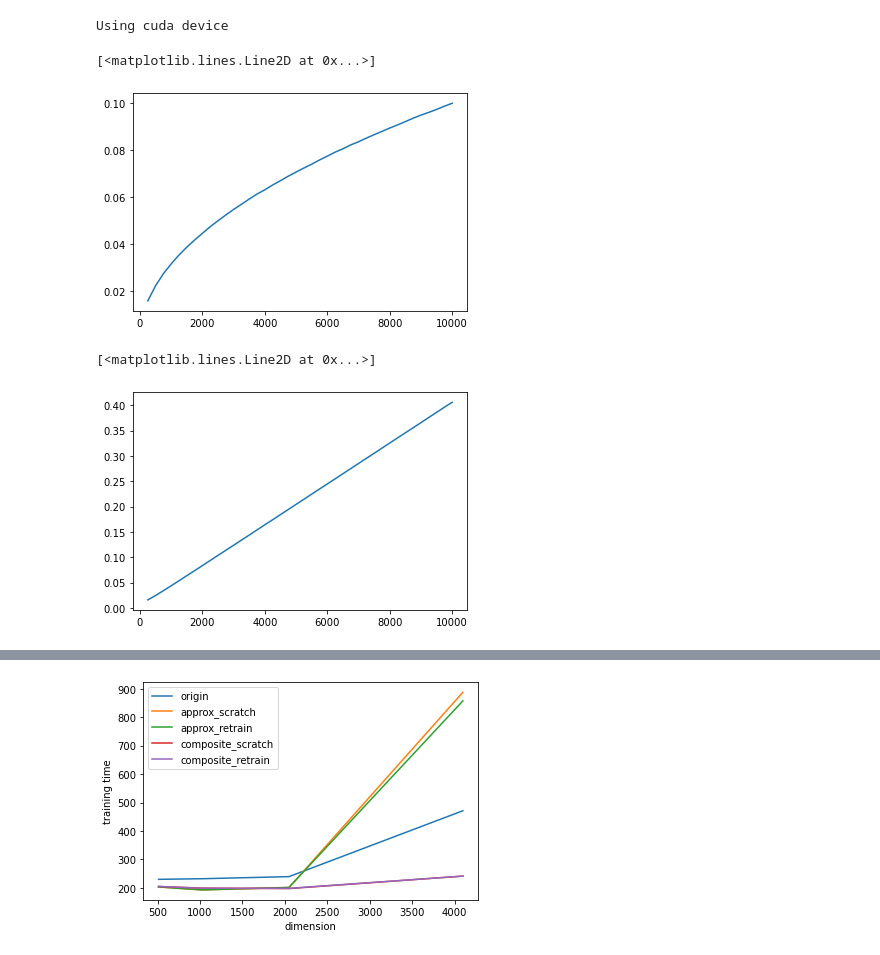
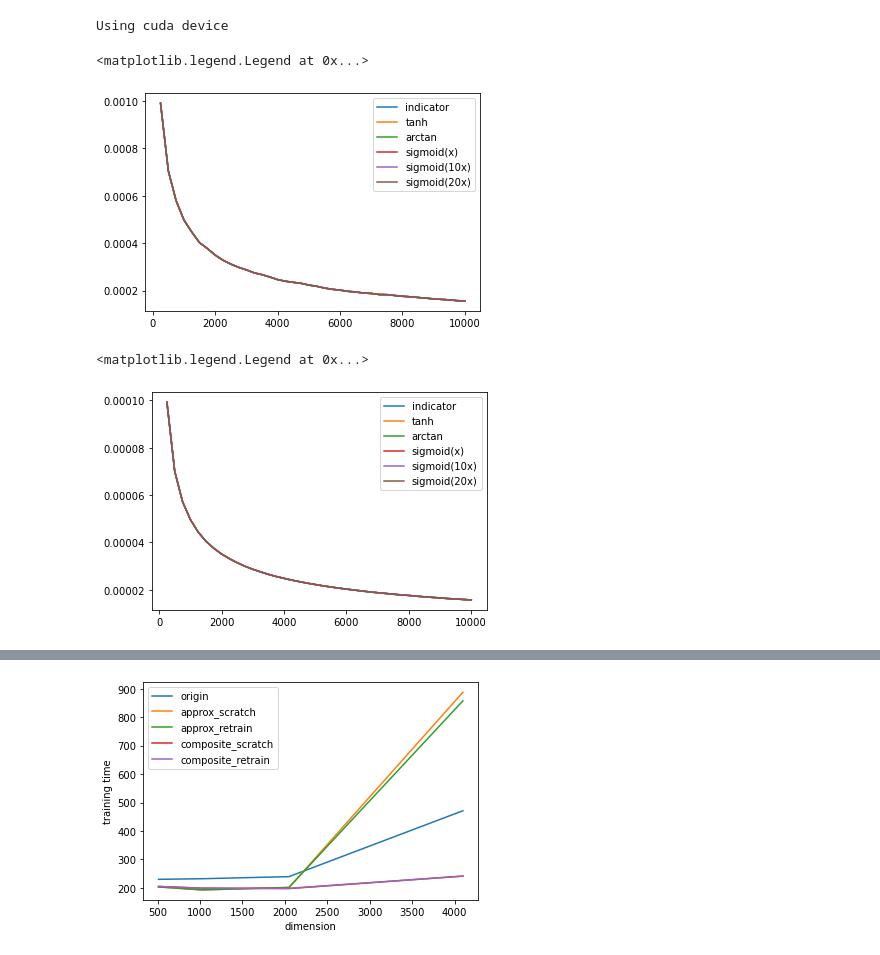
Before and after one commit to hlnchen/feature-map-nnapprox, a Jupyter notebook: experiments.ipynb, the cells around one changed output, grey strips where cells are left out. Drawn from its saved outputs; the diff is of its cells as text; code cells hidden in the pictures.

Commit message:
replacing indicator functions

```diff
--- a/experiments.ipynb
+++ b/experiments.ipynb
@@ -21,6 +21,9 @@ print(f"Using {device} device")
 Using cuda device
 # %%
 from layers import LinearArcsine, RandomFeatureMap, ArcsinNN, RepresentArcsineNN, ApproxArcsineNN
+# %%
+indicators = [lambda x: (x>0).float(), lambda x: ((torch.tanh(x) + 1)/2).float(), lambda x: (torch.atan(x) * 2 / np.pi + 1).float(), lambda x: torch.sigmoid(x).float(), lambda x: torch.sigmoid(10 * x).float(), lambda x: torch.sigmoid(20 * x).float()]
+indicator_names = ['indicator', 'tanh', 'arctan', 'sigmoid(x)', 'sigmoid(10x)', 'sigmoid(20x)']
 # %%
 """
 Error of approximation v.s. output dimension
@@ -44,8 +48,10 @@ for d in dims:
 # %%
-plt.plot(dims, [error[d].cpu().float() for d in dims])
+for i, indicator in enumerate(indicators):
+    plt.plot(dims, [error[i][d].cpu().float() for d in dims])
+plt.legend(indicator_names)
 # %% [output]
-[<matplotlib.lines.Line2D at 0x...>]
+<matplotlib.legend.Legend at 0x...>
-[figure, old version]
+[figure, new version]
 # %%
 """
 Error of approximation v.s. output dimension
@@ -54,27 +60,30 @@ input dim fixed
 N = 1000
 D = 250
 dims = np.arange(250,10100,250)
-error_2 = {}
+error_2 = [{}]*len(indicators)
 rng = torch.Generator(device=device)
-rng.manual_seed(20220719)
+rng.manual_seed(20220815)
 """
 Generate random vectors
 """
 X = F.normalize(torch.randn(size=(N,D), generator=rng, device = device), dim=1)
 Y = F.normalize(torch.randn(size=(N,D), generator=rng, device = device), dim=1)
-M = (2 * D/ np.pi) * torch.asin(torch.matmul(X, Y.T))
+M = torch.asin(torch.matmul(X, Y.T))
 
-for d in dims:
-    err = 0
-    for t in range(5):
-        f = RandomFeatureMap(in_features=D, out_features=d, device=device).float()
-        err += torch.norm(M - torch.matmul(f(X), f(Y).T))/(N**2)
-    error_2[d] = err/5
+for i, indicator in enumerate(indicators):
+    for d in dims:
+        err = 0
+        for t in range(5):
+            f = RandomFeatureMap(in_features=D, out_features=d, device=device).float()
+            err += torch.norm(M - torch.matmul(f(X), f(Y).T) / (2 * d/ np.pi) )/(N**2)
+        error_2[i][d] = err/5
 # %%
-plt.plot(dims, [error_2[d].cpu().float() for d in dims])
+for i, indicator in enumerate(indicators):
+    plt.plot(dims, [error_2[i][d].cpu().float() for d in dims])
+plt.legend(indicator_names)
 # %% [output]
-[<matplotlib.lines.Line2D at 0x...>]
+<matplotlib.legend.Legend at 0x...>
-[figure, old version]
+[figure, new version]
 # %%
 """
 Download data from FashionMNIST
```
Also changed, not shown: parts of 3 cells of this notebook, 1 other file.
